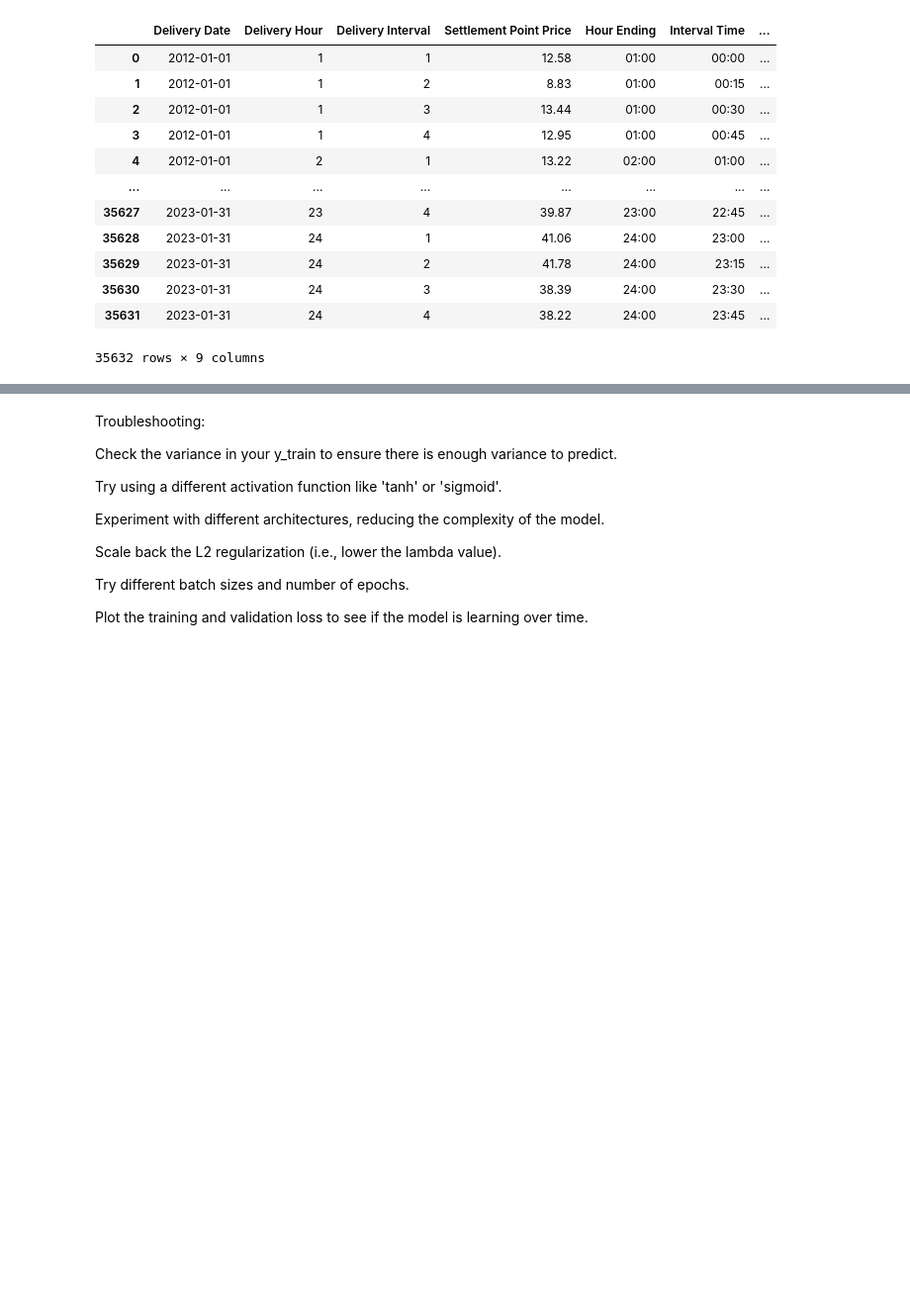
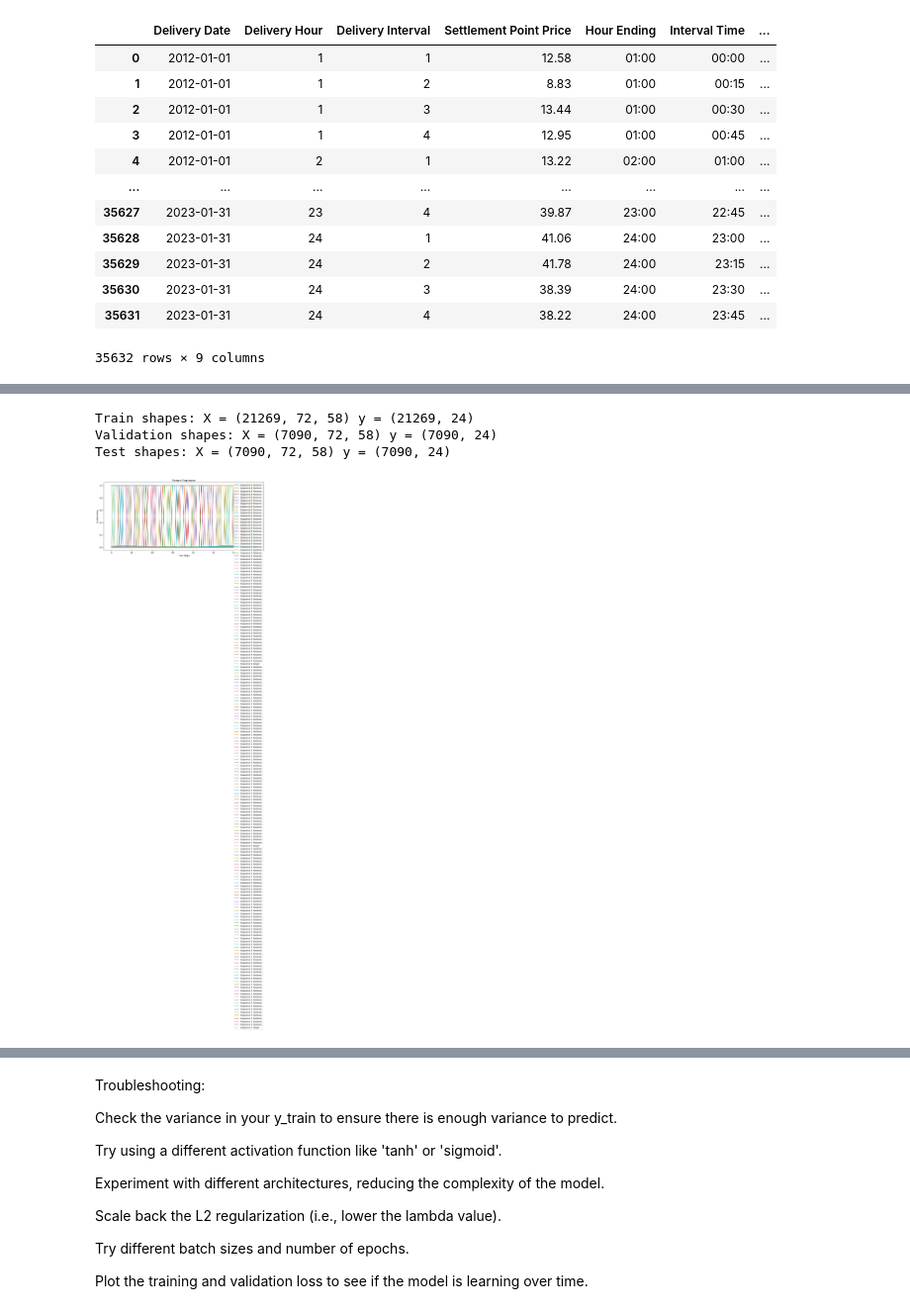
Before and after one commit to les-g-a/FinalProject_1.C01, a Jupyter notebook: DAMvsRTMLSTM.ipynb, the cells around one changed output, grey strips where cells are left out. Shown at 99% size. Cells and saved outputs as stored; diff of their text form; code cells hidden in the pictures; blank space fills up the shorter version.

Commit message:
Lots of updates
- Shape of input data to model?? Should it be the shape of the past + future dam or just the shape of the past rtm??

```diff
--- a/DAMvsRTMLSTM.ipynb
+++ b/DAMvsRTMLSTM.ipynb
@@ -309 +422,28 @@ print(f'Accuracy: {100 - mse}%')
+# %%
+# Print shapes to verify
+print("Train shapes: X =", X_train_scaled.shape, "y =", y_train_scaled.shape)
+print("Validation shapes: X =", X_val_scaled.shape, "y =", y_val_scaled.shape)
+print("Test shapes: X =", X_test_scaled.shape, "y =", y_test_scaled.shape)
+
+# Optionally plot a few sequences
+import matplotlib.pyplot as plt
+
+def plot_sequences(X, y, title='Sample Sequences'):
+    plt.figure(figsize=(14, 6))
+    num_sequences = 3
+    for i in range(num_sequences):
+        plt.plot(X[i], label=f'Sequence {i} Features')
+        plt.plot(y[i], label=f'Sequence {i} Target', linestyle='--')
+    plt.title(title)
+    plt.xlabel('Time Steps')
+    plt.ylabel('Scaled Value')
+    plt.legend()
+    plt.show()
+
+plot_sequences(X_train_scaled[:3], y_train_scaled[:3])
+# %% [output]
+Train shapes: X = (21269, 72, 58) y = (21269, 24)
+Validation shapes: X = (7090, 72, 58) y = (7090, 24)
+Test shapes: X = (7090, 72, 58) y = (7090, 24)
+[figure, added]
 # %%
```
Also changed, not shown: parts of 39 cells of this notebook, 1 other file.
